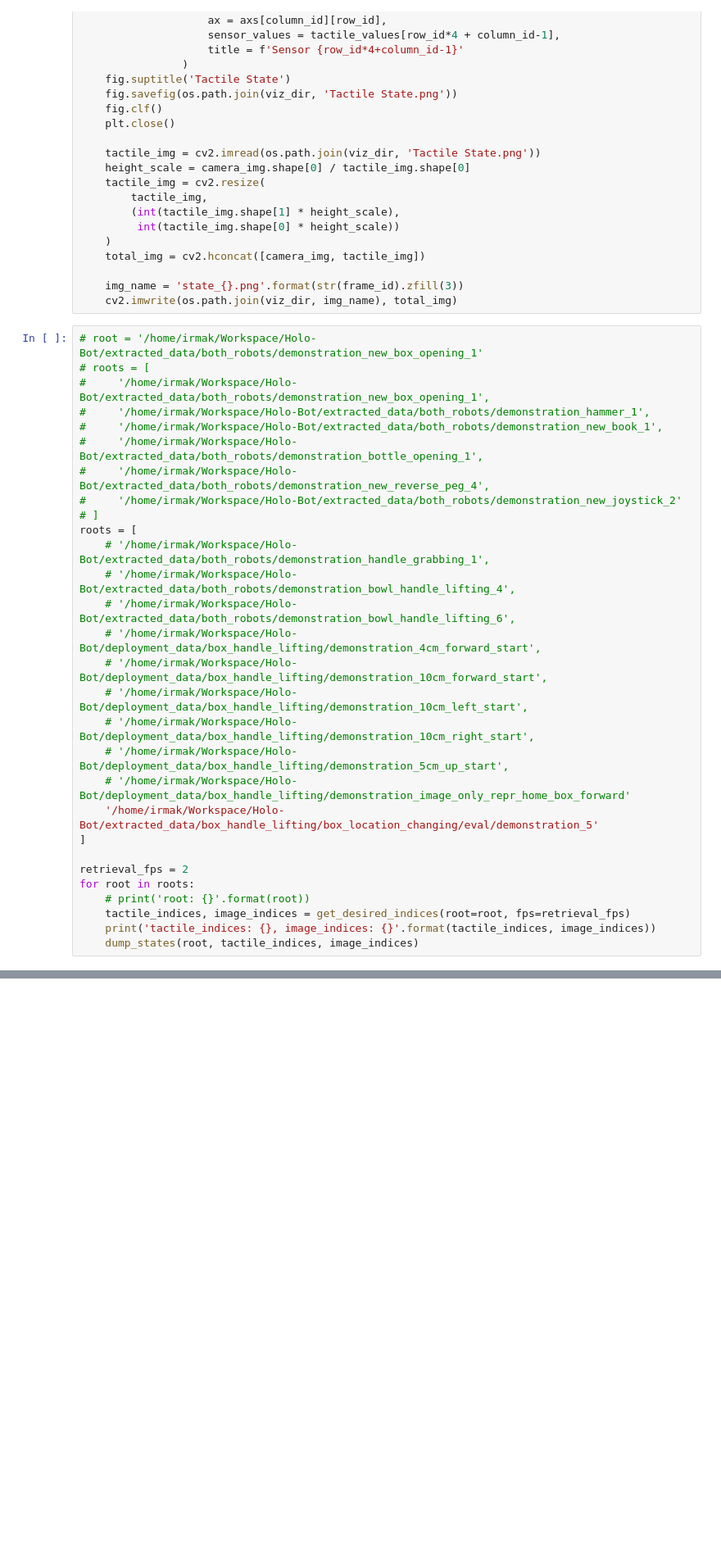
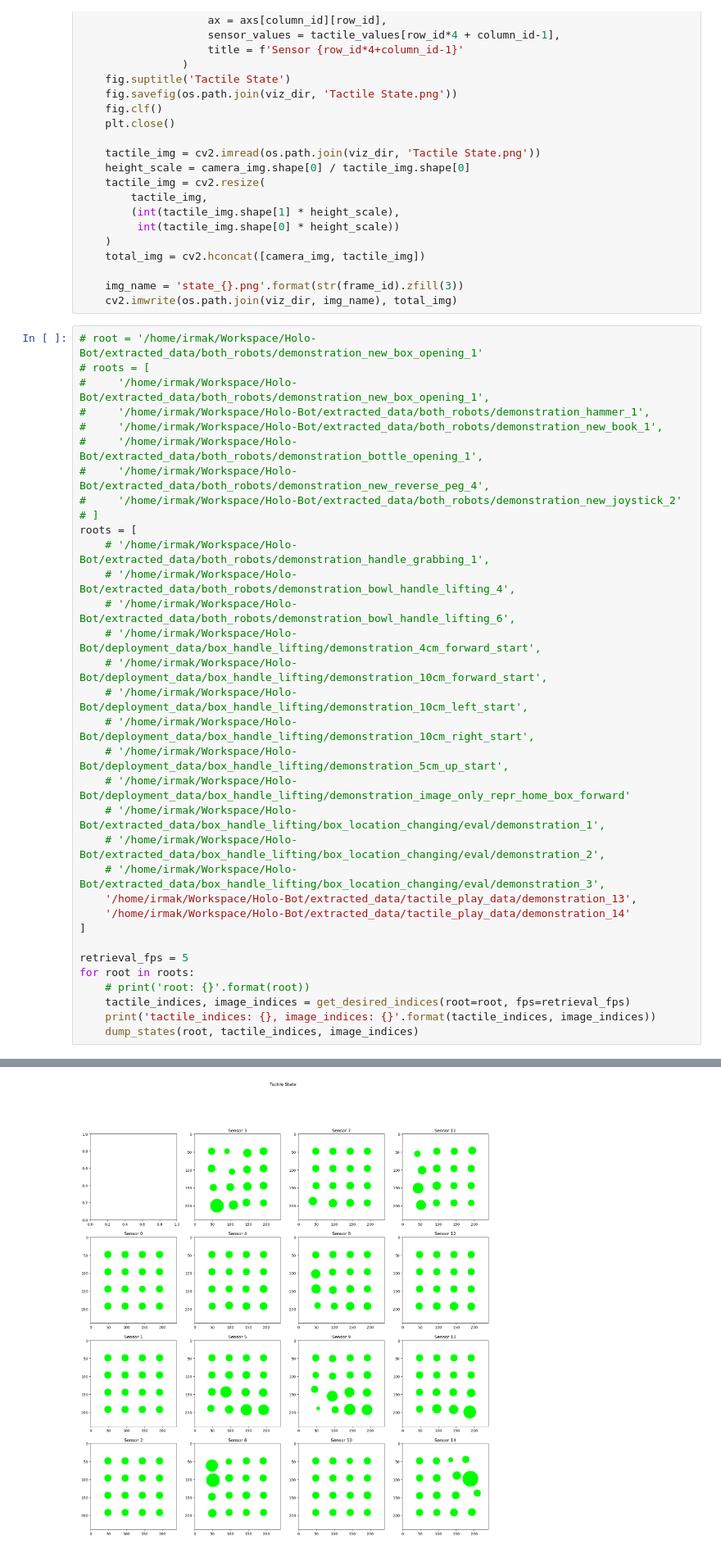
Before and after one commit to aadhithya14/tactile-learning-new-hand, a Jupyter notebook: notebooks/visualize_demonstrations.ipynb, the cells around one changed output, grey strips where cells are left out. Shown: that part at 82% size. Cells and saved outputs as stored; diff of their text form; blank space fills up the shorter version.

Commit message:
tinn debug added also have a working demo with the tactile play data added

```diff
--- a/notebooks/visualize_demonstrations.ipynb
+++ b/notebooks/visualize_demonstrations.ipynb
@@ -133,10 +133,14 @@ roots = [
     # '/home/irmak/Workspace/Holo-Bot/deployment_data/box_handle_lifting/demonstration_10cm_right_start',
     # '/home/irmak/Workspace/Holo-Bot/deployment_data/box_handle_lifting/demonstration_5cm_up_start',
     # '/home/irmak/Workspace/Holo-Bot/deployment_data/box_handle_lifting/demonstration_image_only_repr_home_box_forward'
-    '/home/irmak/Workspace/Holo-Bot/extracted_data/box_handle_lifting/box_location_changing/eval/demonstration_5'
+    # '/home/irmak/Workspace/Holo-Bot/extracted_data/box_handle_lifting/box_location_changing/eval/demonstration_1',
+    # '/home/irmak/Workspace/Holo-Bot/extracted_data/box_handle_lifting/box_location_changing/eval/demonstration_2',
+    # '/home/irmak/Workspace/Holo-Bot/extracted_data/box_handle_lifting/box_location_changing/eval/demonstration_3',
+    '/home/irmak/Workspace/Holo-Bot/extracted_data/tactile_play_data/demonstration_13',
+    '/home/irmak/Workspace/Holo-Bot/extracted_data/tactile_play_data/demonstration_14'
 ]
 
-retrieval_fps = 2
+retrieval_fps = 5
 for root in roots:
     # print('root: {}'.format(root))
     tactile_indices, image_indices = get_desired_indices(root=root, fps=retrieval_fps)
@@ -147,3 +153,4 @@ tactile_indices: [0, 51, 98, 149, 196, 246, 294, 345, 394, 444, 492, 542, 592, 6
+[figure, added]
 # %%
 # Turn the images to a video and delete the directory
 video_fps = 10
```
Also changed, not shown: parts of 2 cells of this notebook, 12 other files.
